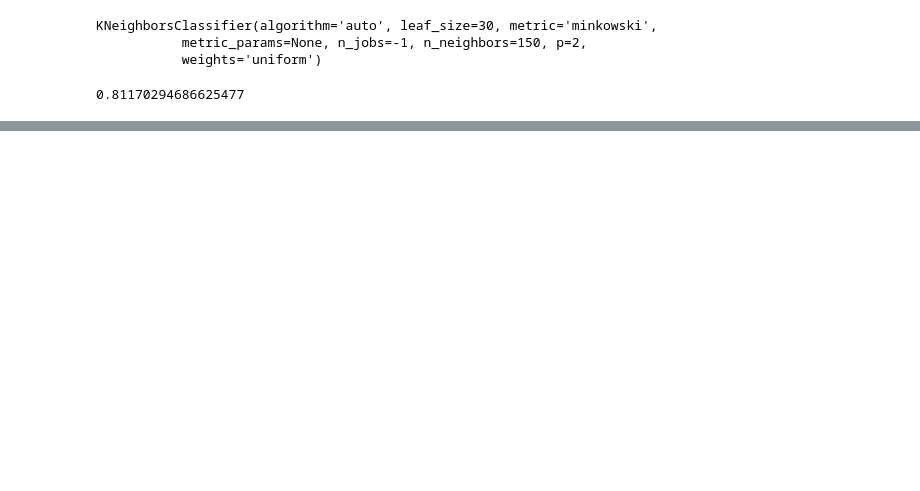
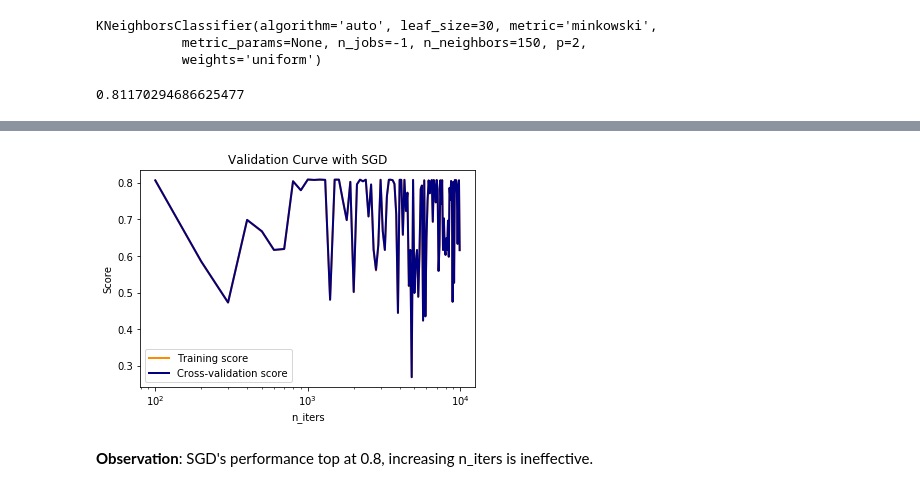
Before and after one commit to jincongho/Bank-Indessa, a Jupyter notebook: 1. First Dive with Random Forest.ipynb, the cells around one changed output, grey strips where cells are left out. Saved outputs shown, nothing was run; the diff lists cells and outputs as text; code cells hidden in the pictures; blank space fills up the shorter version.

```diff
--- a/1. First Dive with Random Forest.ipynb
+++ b/1. First Dive with Random Forest.ipynb
@@ -356,0 +471,4 @@ sgd.score(X_test, Y_test)
+# %%
+# Second try: use perceptron loss function
+sgd_perceptron = SGDClassifier(loss='perceptron', verbose=2, n_jobs=-1, n_iter=300)
+sgd_perceptron.fit(X_train, Y_train)
@@ -356,0 +504,3 @@ sgd.score(X_test, Y_test)
+# %%
+train_scores, valid_scores = validation_curve(SGDClassifier(loss='modified_huber'), X_train, Y_train.values.reshape(-1),
+                                             'n_iter', np.arange(100,10000,100), n_jobs=-1, verbose=2)
@@ -356,0 +544,22 @@ sgd.score(X_test, Y_test)
+# %%
+train_scores_mean = np.mean(train_scores, axis=1)
+train_scores_std = np.std(train_scores, axis=1)
+valid_scores_mean = np.mean(valid_scores, axis=1)
+valid_scores_std = np.std(valid_scores, axis=1)
+param_range = np.arange(100,10000,100)
+# %%
+plt.title("Validation Curve with SGD")
+plt.xlabel("n_iters")
+plt.ylabel("Score")
+lw=2
+plt.semilogx(param_range, train_scores_mean, label="Training score",
+             color="darkorange", lw=lw)
+plt.semilogx(param_range, valid_scores_mean, label="Cross-validation score",
+             color="navy", lw=lw)
+plt.legend(loc="best")
+plt.show()
+plt.show()
+# %% [output]
+[figure, added]
+# %% [markdown]
+**Observation**: SGD's performance top at 0.8, increasing n_iters is ineffective.
```
Also changed, not shown: parts of 26 cells of this notebook, 2 other files.
